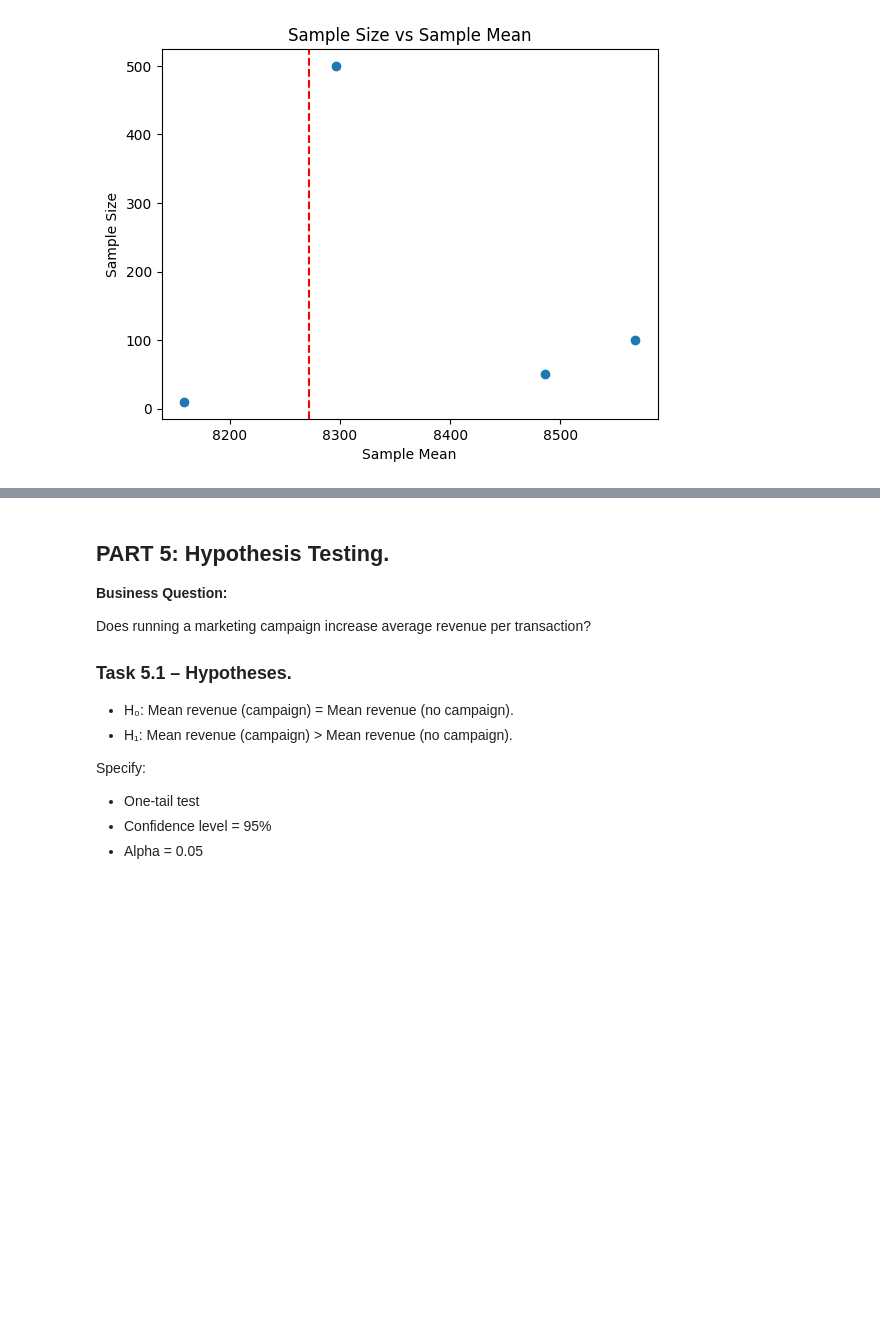
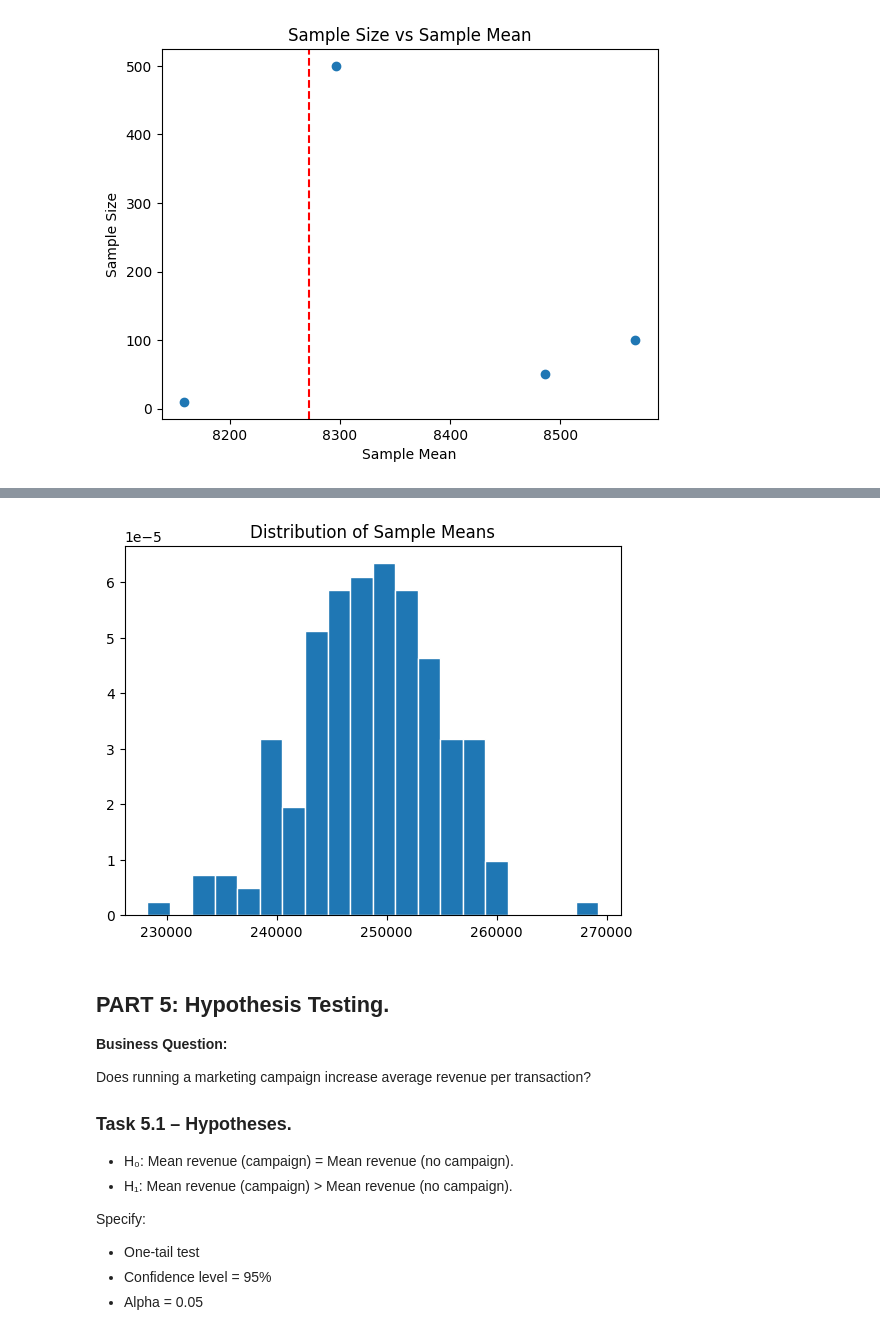
Before and after one commit to celineMaina/Statistical-Analysis---Sales-Performance, a Jupyter notebook: sales_performance_statistics.ipynb, the cells around one changed output, grey strips where cells are left out. Cells and saved outputs as stored; diff of their text form; code cells hidden in the pictures; blank space fills up the shorter version.

```diff
--- a/sales_performance_statistics.ipynb
+++ b/sales_performance_statistics.ipynb
@@ -411,3 +413,19 @@ plt.show()
+# %%
+np.random.seed(42)
+
+revenue = months['monthly_revenue']
+clt_sample_means = []
+
+for i in range(200):
+    sample = revenue.sample(n=30, replace=True)
+    clt_sample_means.append(sample.mean())
+# %%
+plt.figure()
+plt.hist(clt_sample_means, bins=20, density=True, edgecolor='white')
+plt.title('Distribution of Sample Means')
+plt.show()
+# %% [output]
+[figure, added]
 # %% [markdown]
 ## **PART 5: Hypothesis Testing.**
 **Business Question:**
```
Also changed, not shown: parts of 15 cells of this notebook.
